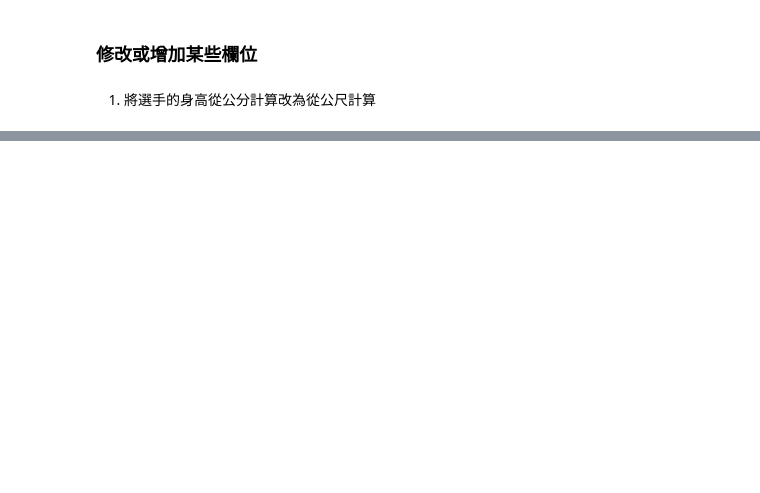
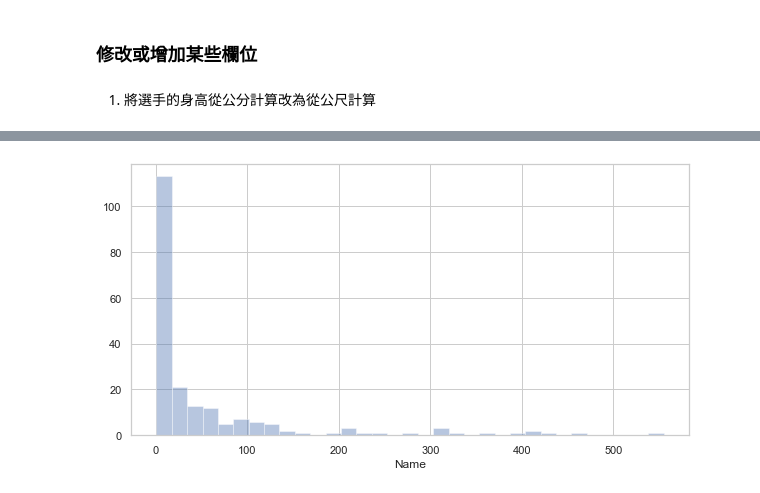
Before and after one commit to sungchien/ecommerce, a Jupyter notebook: 10-fundamental-for-data-analysis.ipynb, the cells around one changed output, grey strips where cells are left out. Cells and saved outputs as stored; diff of their text form; code cells hidden in the pictures; blank space fills up the shorter version.

```diff
--- a/10-fundamental-for-data-analysis.ipynb
+++ b/10-fundamental-for-data-analysis.ipynb
@@ -439,0 +463,5 @@ data[(data.Season=="Summer") & (data.Medal.notnull())]\
+# %%
+'''
+設計圖形呈現的外觀風格
+'''
+sns.set(style="whitegrid")
@@ -439,0 +470,4 @@ data[(data.Season=="Summer") & (data.Medal.notnull())]\
+# %%
+# 先計算2016年各國參加奧運的運動員人數
+nathelete_region = data[data.Year==2016].\
+groupby(["region"]).Name.nunique().reset_index()
@@ -439,0 +504,9 @@ data[(data.Season=="Summer") & (data.Medal.notnull())]\
+# %%
+'''
+為呈現各國的運動員人數分布情形，可選用直方圖。
+seaborn提供的直方圖為distplot
+'''
+plt.figure(figsize=[10, 5]) #圖的大小
+ax = sns.distplot(nathelete_region.Name, kde=False)
+# %% [output]
+[figure, added]
```
Also changed, not shown: parts of 89 cells of this notebook, 1 other file.
